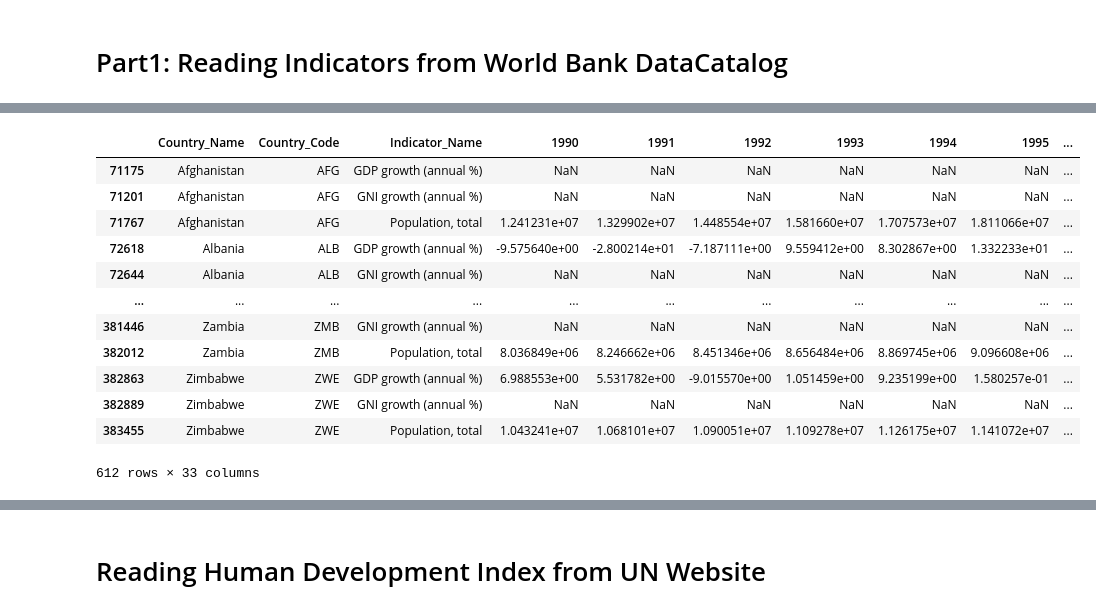
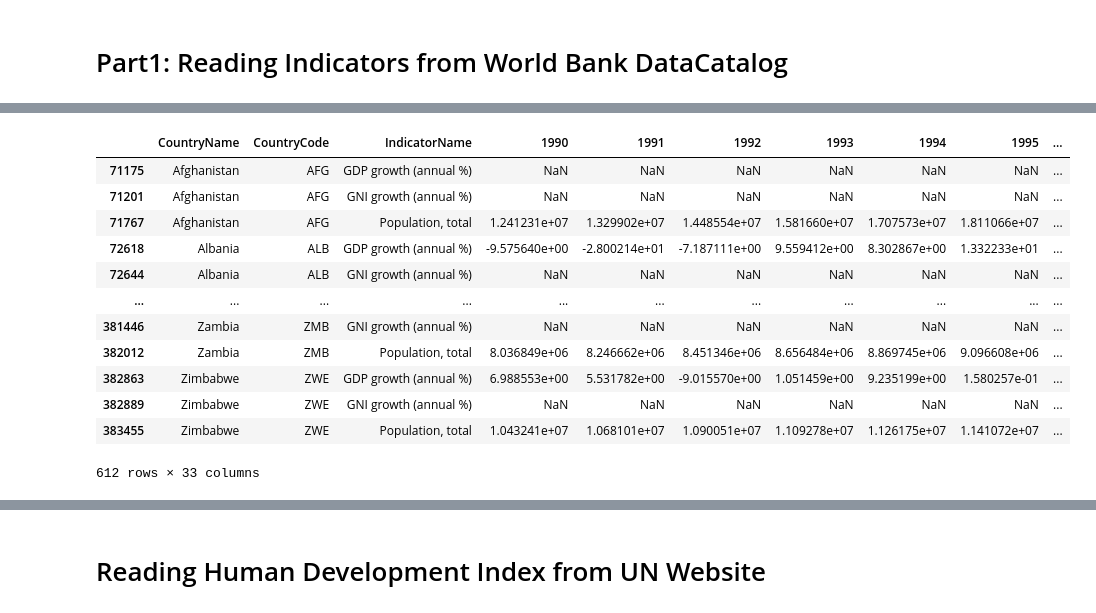
Before and after one commit to JoeAB3/Group5Capstone_Project, a Jupyter notebook: pre-processingWBD.ipynb, the cells around one changed output, grey strips where cells are left out. Drawn from its saved outputs; the diff is of its cells as text; code cells hidden in the pictures.

```diff
--- a/pre-processingWBD.ipynb
+++ b/pre-processingWBD.ipynb
@@ -6,5 +11,7 @@ import pandas as pd
 #---- Reading data sets ---- World Bank Indicators
 # loading csv file of development indicators as dataframe
 indicators_df = pd.read_csv('Resources/WDIData.csv')
+# get rid off spaces in column names
+indicators_df.columns =[column.replace(" ", "") for column in indicators_df.columns]
 indicators_df.head()
 # %% [output]
@@ -17,8 +24,9 @@ indicators_df.head()
 5 rows × 66 columns
 # %%
-# cleaning the dataframe to keep only our information of interest
-# get rid off spaces in column names
-indicators_df.columns =[column.replace(" ", "_") for column in indicators_df.columns]
+#----Cleaning the dataframe to keep only our information of interest--
+# list of development indicators to keep from the entire df
+indicators = ['GDP growth (annual %)', 'GNI growth (annual %)','Population, total']
+
 # reading country codes file, saved from World Bank Website
 country_codes = pd.read_csv('Resources/CountryCodes.csv')
 # Keep only rows with actual data
@@ -28,5 +36,8 @@ e_row = country_codes.index[country_codes['Country_Name'] == 'World'].tolist()
 country_codes = country_codes.drop(e_row)
 # convert the country codes as a list
 countries  = country_codes.ISO3.tolist()
-countries
+
+# filtering the dataframe to keep only information corresponding to all the countries and the chosen indicators
+indicators_df.query('IndicatorName == @indicators & CountryCode == @countries', inplace = True)
+indicators_df.head(10)
 # %% [output]
@@ -50,6 +55,0 @@ countries
-# %%
-# list of development indicators of interest
-indicators = ['GDP growth (annual %)', 'GNI growth (annual %)','Population, total']
-# filtering the dataframe to keep only information corresponding to all the countries and the chosen indicators
-indicators_df.query('Indicator_Name == @indicators & Country_Code == @countries', inplace = True)
-indicators_df.head(10)
@@ -69,13 +56,12 @@ indicators_df.head(10)
 # %%
-# Now we need to filter out the years.
-# We are going to make an analysis from 1990-2019
+# Now we need to filter out the years.  We are going to make an analysis from 1990-2019
 years_to_keep = [str(i) for i in range(1990,2020)]
-columns_to_keep = ['Country_Name','Country_Code','Indicator_Name']+ years_to_keep
+columns_to_keep = ['CountryName','CountryCode','IndicatorName'] + years_to_keep
 # final indicators from World Bank DataCatalog
 features_df = indicators_df[columns_to_keep]
 features_df
 # %% [output]
-|  | Country_Name | Country_Code | Indicator_Name | 1990 | 1991 | 1992 | 1993 | 1994 | 1995 | ... |
+|  | CountryName | CountryCode | IndicatorName | 1990 | 1991 | 1992 | 1993 | 1994 | 1995 | ... |
 | 71175 | Afghanistan | AFG | GDP growth (annual %) | NaN | NaN | NaN | NaN | NaN | NaN | ... |
 | 71201 | Afghanistan | AFG | GNI growth (annual %) | NaN | NaN | NaN | NaN | NaN | NaN | ... |
 | 71767 | Afghanistan | AFG | Population, total | 1.241231e+07 | 1.329902e+07 | 1.448554e+07 | 1.581660e+07 | 1.707573e+07 | 1.811066e+07 | ... |
```
Also changed, not shown: parts of 20 cells of this notebook, 1 other file.
